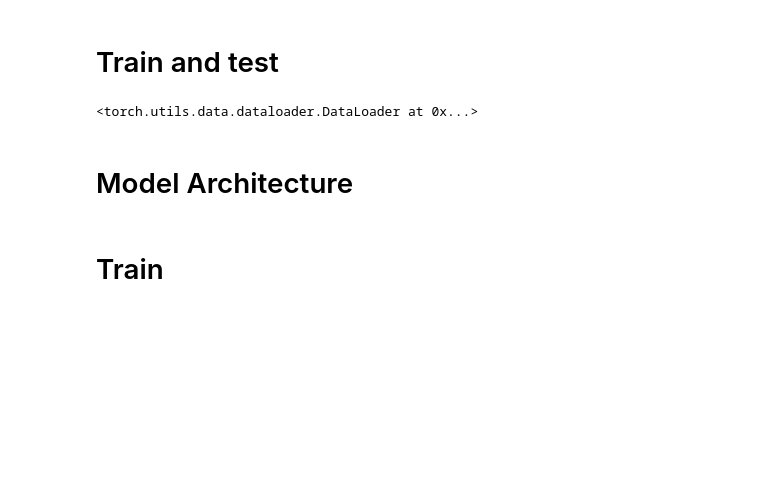
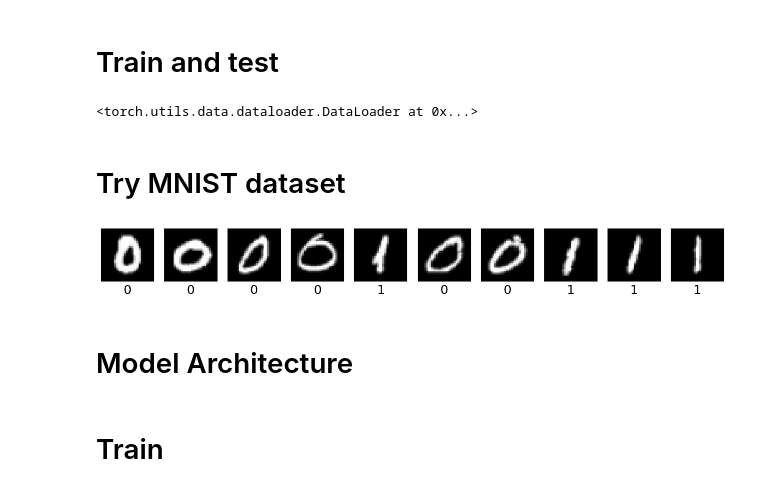
Before and after one commit to Afroefras/cora_multimodal, a Jupyter notebook: noise_classifier.ipynb, the cells around one changed output. Saved outputs shown, nothing was run; the diff lists cells and outputs as text; code cells hidden in the pictures; blank space fills up the shorter version.

```diff
--- a/noise_classifier.ipynb
+++ b/noise_classifier.ipynb
@@ -72,6 +66,43 @@ train, test = get_data_loaders(
 train
 # %% [output]
 <torch.utils.data.dataloader.DataLoader at 0x...>
+# %% [markdown]
+# Try MNIST dataset
+# %%
+from torch.utils.data import DataLoader
+from torchvision import datasets, transforms
+
+transf = transforms.Compose([
+    transforms.Resize((32, 32)),
+    transforms.ToTensor()
+])
+
+train_data = datasets.MNIST('./data',
+                            train = True,
+                            download = True,
+                            transform = transf)
+
+test_data = datasets.MNIST('./data',
+                            train = False,
+                            download = True,
+                            transform = transf)
+# %%
+train = DataLoader(list(filter(lambda x: x[-1] in (0, 1), train_data)), batch_size=256, shuffle=True)
+test = DataLoader(list(filter(lambda x: x[-1] in (0, 1), test_data)), batch_size=1024, shuffle=False)
+# %%
+from matplotlib import pyplot as plt
+
+plt.figure(figsize=(16,9))
+data, target = next(iter(train))
+for i in range(10):
+    img = data.squeeze(1)[i]
+    plt.subplot(1, 10, i+1)
+    plt.imshow(img, cmap="gray", interpolation="none")
+    plt.xlabel(target[i].item(), fontsize=18)
+    plt.xticks([])
+    plt.yticks([])
+# %% [output]
+[figure, added]
 # %% [markdown]
 # Model Architecture
 # %%
```
Also changed, not shown: parts of 12 cells of this notebook.
